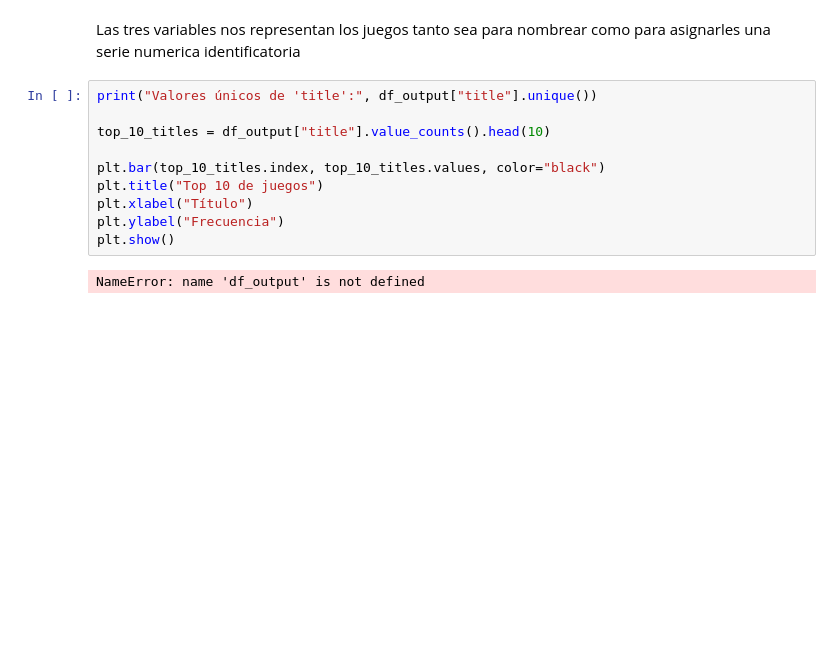
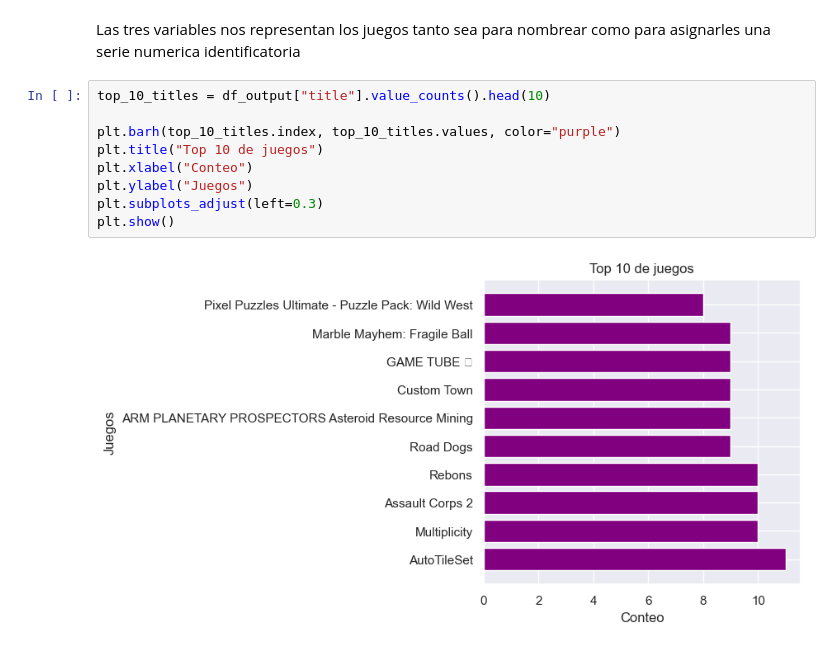
Before and after one commit to ASGuzman/PI_MLOps_Steam, a Jupyter notebook: 05_EDA.ipynb, the cells around one changed output. Saved outputs shown, nothing was run; the diff lists cells and outputs as text; blank space fills up the shorter version.

```diff
--- a/05_EDA.ipynb
+++ b/05_EDA.ipynb
@@ -126,14 +126,13 @@ Verificamos que hay una clara diferencia de entre frecuencias y que los desarrol
 # %% [markdown]
 Las tres variables nos representan los juegos tanto sea para nombrear como para asignarles una serie numerica identificatoria
 # %%
-print("Valores únicos de 'title':", df_output["title"].unique())
-
 top_10_titles = df_output["title"].value_counts().head(10)
 
-plt.bar(top_10_titles.index, top_10_titles.values, color="black")
+plt.barh(top_10_titles.index, top_10_titles.values, color="purple")
 plt.title("Top 10 de juegos")
-plt.xlabel("Título")
-plt.ylabel("Frecuencia")
+plt.xlabel("Conteo")
+plt.ylabel("Juegos")
+plt.subplots_adjust(left=0.3)
 plt.show()
 # %% [output]
-NameError: name 'df_output' is not defined
+[figure, added]
```
